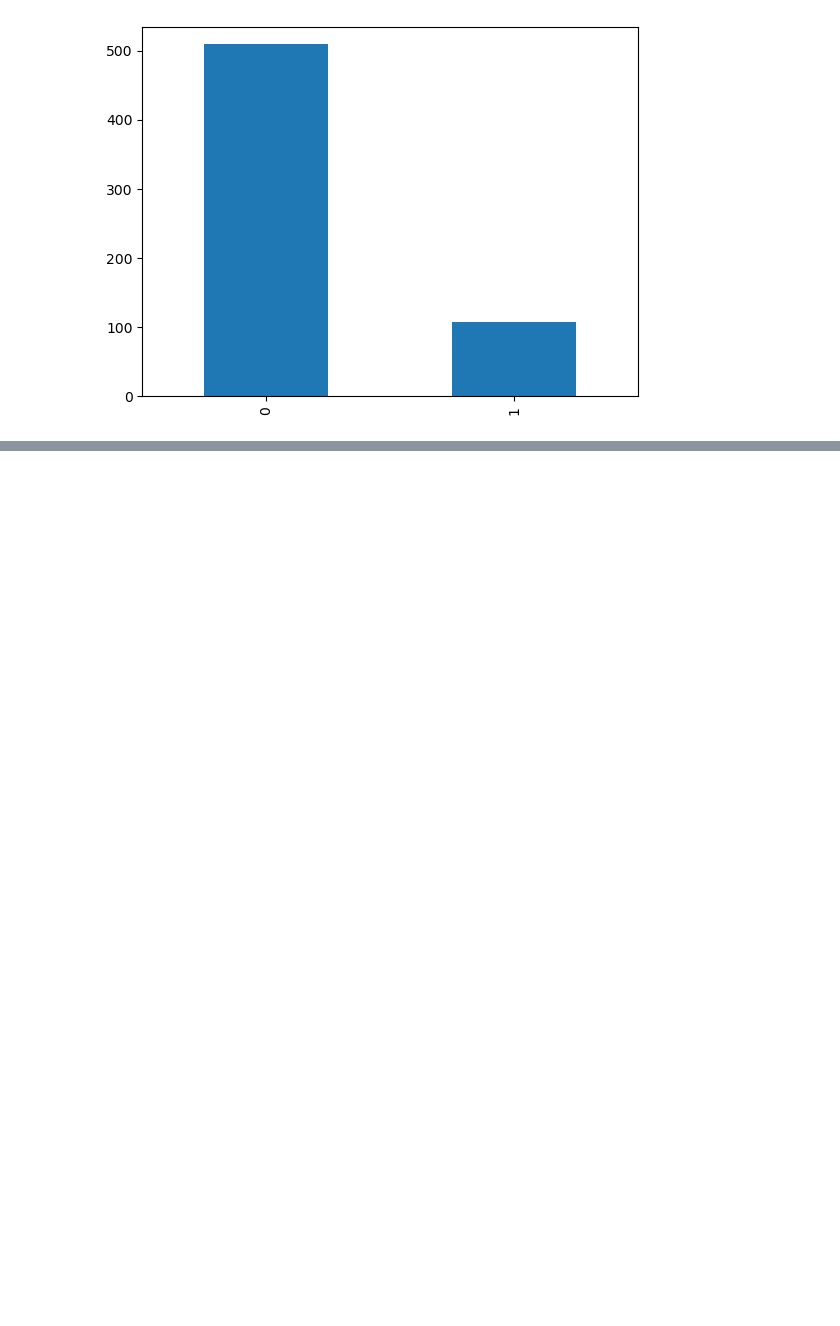
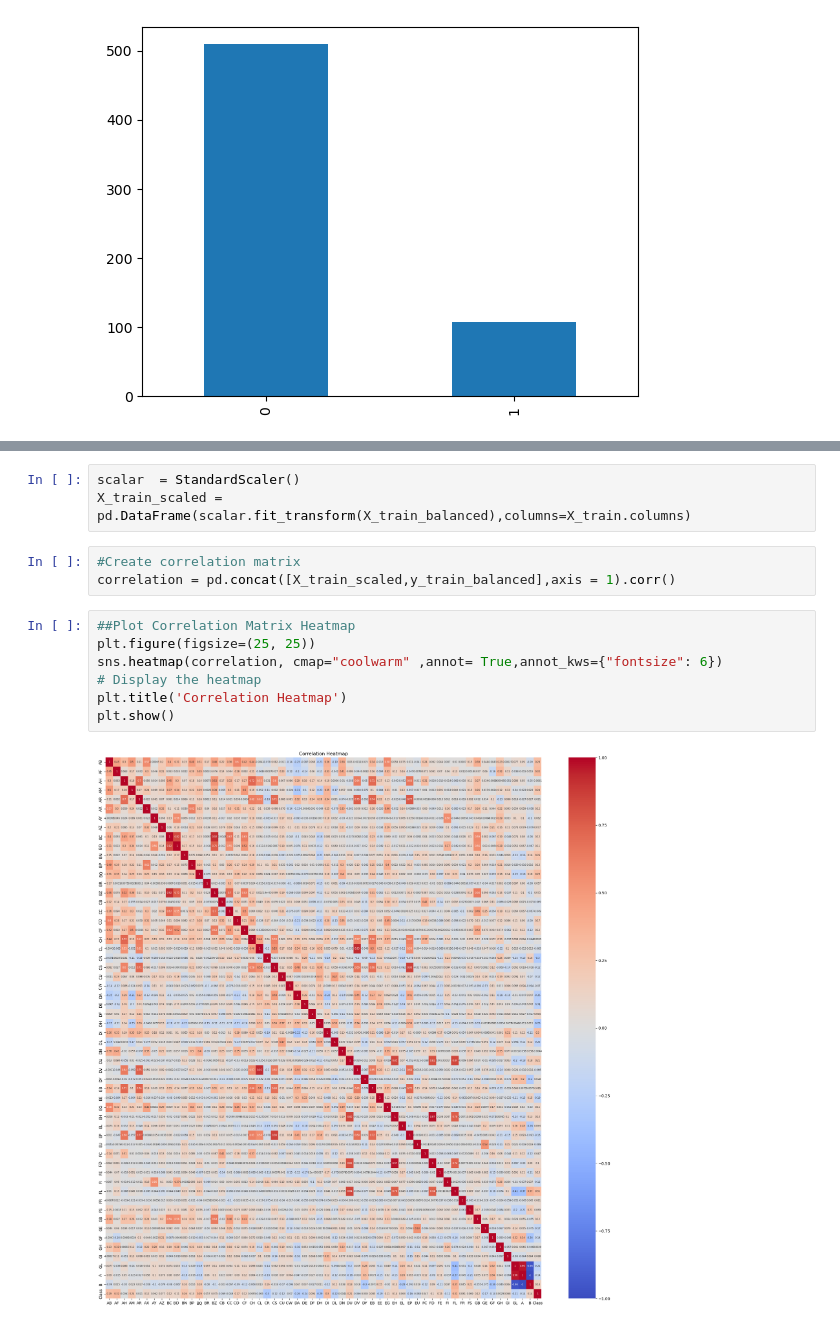
Before and after one commit to joseosvaldo16/icr-identify-age-related-conditions, a Jupyter notebook: age_related_conditions.ipynb, the cells around one changed output, grey strips where cells are left out. Cells and saved outputs as stored; diff of their text form; blank space fills up the shorter version.

```diff
--- a/age_related_conditions.ipynb
+++ b/age_related_conditions.ipynb
@@ -50,0 +71,15 @@ y_train.value_counts().plot.bar()
+# %%
+scalar  = StandardScaler()
+X_train_scaled = pd.DataFrame(scalar.fit_transform(X_train_balanced),columns=X_train.columns)
+# %%
+#Create correlation matrix
+correlation = pd.concat([X_train_scaled,y_train_balanced],axis = 1).corr()
+# %%
+##Plot Correlation Matrix Heatmap
+plt.figure(figsize=(25, 25))
+sns.heatmap(correlation, cmap="coolwarm" ,annot= True,annot_kws={"fontsize": 6})
+# Display the heatmap
+plt.title('Correlation Heatmap')
+plt.show()
+# %% [output]
+[figure, added]
```
Also changed, not shown: parts of 21 cells of this notebook.
